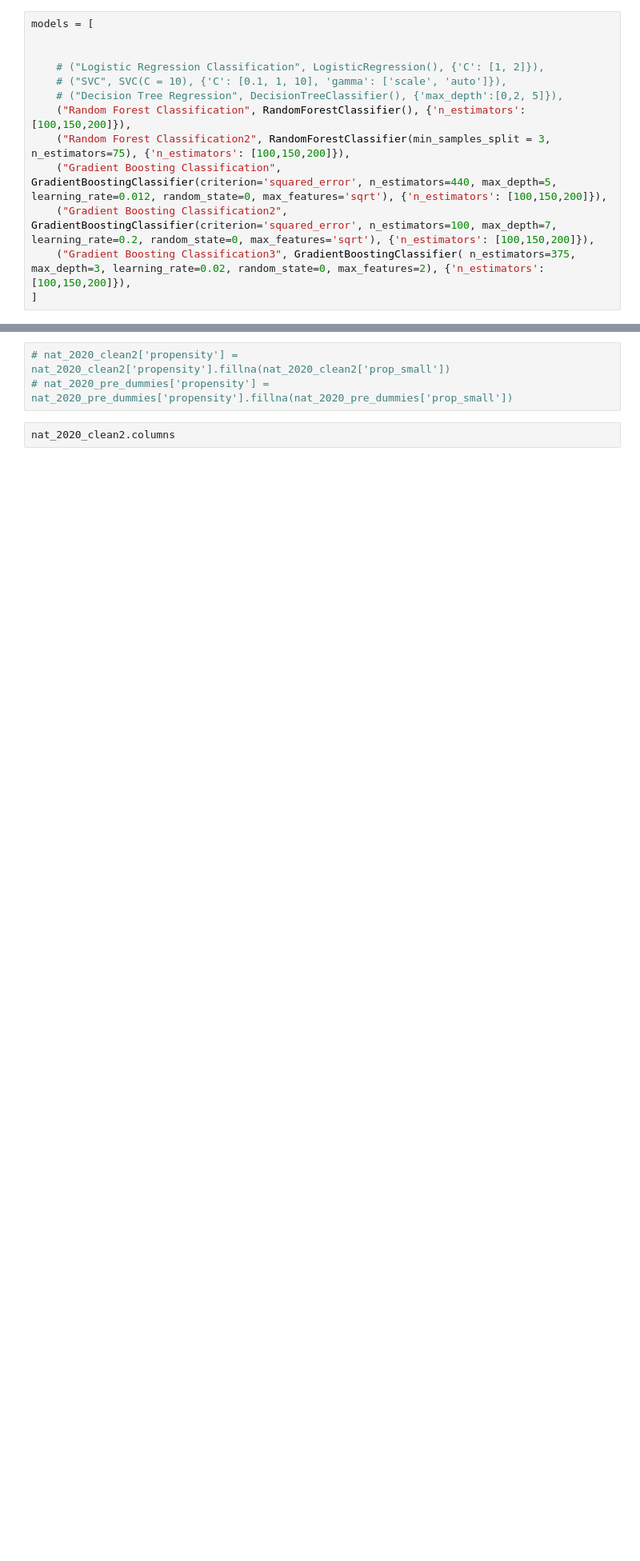
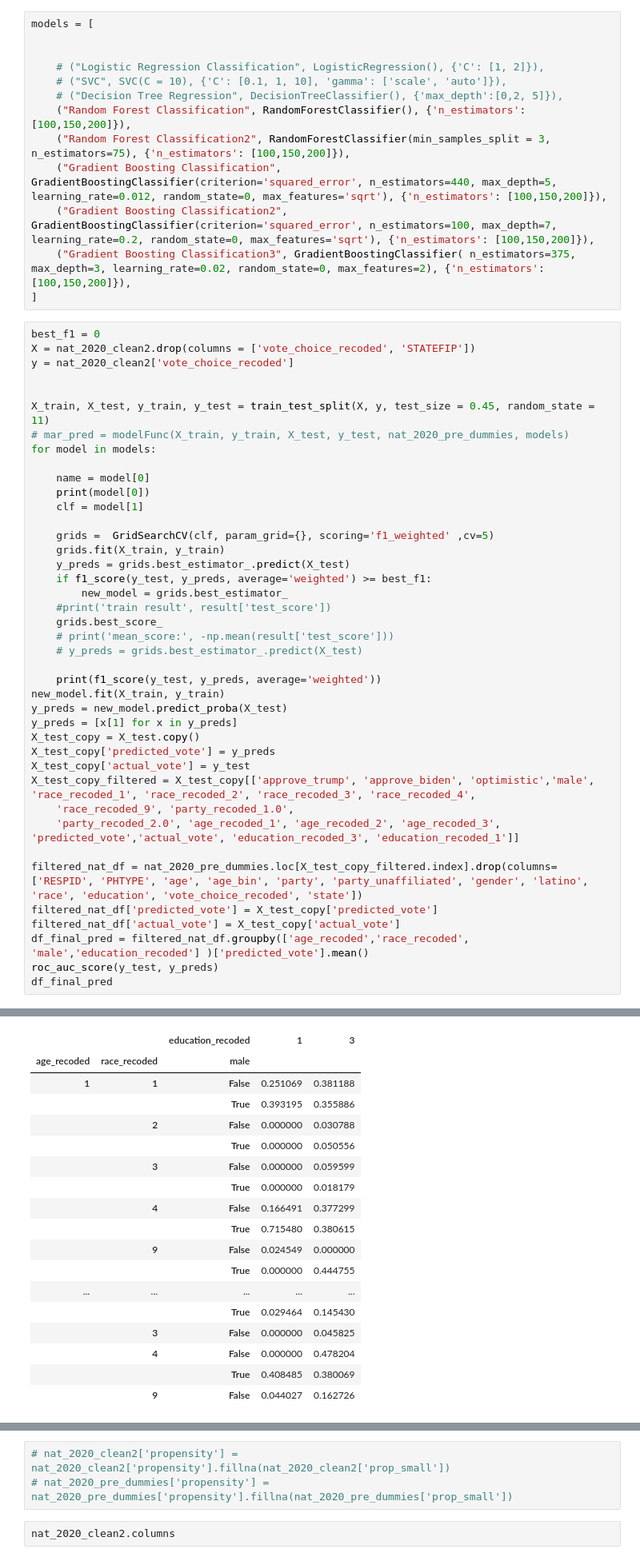
Before and after one commit to pmench/mrp-team, a Jupyter notebook: src/bella_ML.ipynb, the cells around one changed output, grey strips where cells are left out. Shown at 80% size. Saved outputs shown, nothing was run; the diff lists cells and outputs as text; blank space fills up the shorter version.

```diff
--- a/src/bella_ML.ipynb
+++ b/src/bella_ML.ipynb
@@ -1015,3 +1015,45 @@ models = [
     ("Gradient Boosting Classification2", GradientBoostingClassifier(criterion='squared_error', n_estimators=100, max_depth=7, learning_rate=0.2, random_state=0, max_features='sqrt'), {'n_estimators': [100,150,200]}),
     ("Gradient Boosting Classification3", GradientBoostingClassifier( n_estimators=375, max_depth=3, learning_rate=0.02, random_state=0, max_features=2), {'n_estimators': [100,150,200]}),
 ]
+# %%
+best_f1 = 0
+X = nat_2020_clean2.drop(columns = ['vote_choice_recoded', 'STATEFIP'])
+y = nat_2020_clean2['vote_choice_recoded']
+
+
+X_train, X_test, y_train, y_test = train_test_split(X, y, test_size = 0.45, random_state = 11)
+# mar_pred = modelFunc(X_train, y_train, X_test, y_test, nat_2020_pre_dummies, models)
+for model in models:
+
+    name = model[0]
+    print(model[0])
+    clf = model[1]
+
+    grids =  GridSearchCV(clf, param_grid={}, scoring='f1_weighted' ,cv=5)
+    grids.fit(X_train, y_train)
+    y_preds = grids.best_estimator_.predict(X_test)
+    if f1_score(y_test, y_preds, average='weighted') >= best_f1:
+        new_model = grids.best_estimator_
+    #print('train result', result['test_score'])
+    grids.best_score_
+    # print('mean_score:', -np.mean(result['test_score']))
+    # y_preds = grids.best_estimator_.predict(X_test)
+
+    print(f1_score(y_test, y_preds, average='weighted'))
+new_model.fit(X_train, y_train)
+y_preds = new_model.predict_proba(X_test)
+y_preds = [x[1] for x in y_preds]
+X_test_copy = X_test.copy()
+X_test_copy['predicted_vote'] = y_preds
+X_test_copy['actual_vote'] = y_test
+X_test_copy_filtered = X_test_copy[['approve_trump', 'approve_biden', 'optimistic','male',  'race_recoded_1', 'race_recoded_2', 'race_recoded_3', 'race_recoded_4',
+    'race_recoded_9', 'party_recoded_1.0',
+    'party_recoded_2.0', 'age_recoded_1', 'age_recoded_2', 'age_recoded_3', 'predicted_vote','actual_vote', 'education_recoded_3', 'education_recoded_1']]
+
+filtered_nat_df = nat_2020_pre_dummies.loc[X_test_copy_filtered.index].drop(columns= ['RESPID', 'PHTYPE', 'age', 'age_bin', 'party', 'party_unaffiliated', 'gender', 'latino', 'race', 'education', 'vote_choice_recoded', 'state'])
+filtered_nat_df['predicted_vote'] = X_test_copy['predicted_vote']
+filtered_nat_df['actual_vote'] = X_test_copy['actual_vote']
+df_final_pred = filtered_nat_df.groupby(['age_recoded','race_recoded', 'male','education_recoded'] )['predicted_vote'].mean()
+roc_auc_score(y_test, y_preds)
+df_final_pred
+# %% [output]
@@ -1017,0 +1070,18 @@ models = [
+|  |  | education_recoded | 1 | 3 |
+| age_recoded | race_recoded | male |  |  |
+| 1 | 1 | False | 0.251069 | 0.381188 |
+|  |  | True | 0.393195 | 0.355886 |
+|  | 2 | False | 0.000000 | 0.030788 |
+|  |  | True | 0.000000 | 0.050556 |
+|  | 3 | False | 0.000000 | 0.059599 |
+|  |  | True | 0.000000 | 0.018179 |
+|  | 4 | False | 0.166491 | 0.377299 |
+|  |  | True | 0.715480 | 0.380615 |
+|  | 9 | False | 0.024549 | 0.000000 |
+|  |  | True | 0.000000 | 0.444755 |
+| ... | ... | ... | ... | ... |
+|  |  | True | 0.029464 | 0.145430 |
+|  | 3 | False | 0.000000 | 0.045825 |
+|  | 4 | False | 0.000000 | 0.478204 |
+|  |  | True | 0.408485 | 0.380069 |
+|  | 9 | False | 0.044027 | 0.162726 |
```
Also changed, not shown: parts of 9 cells of this notebook, 20 other files.
